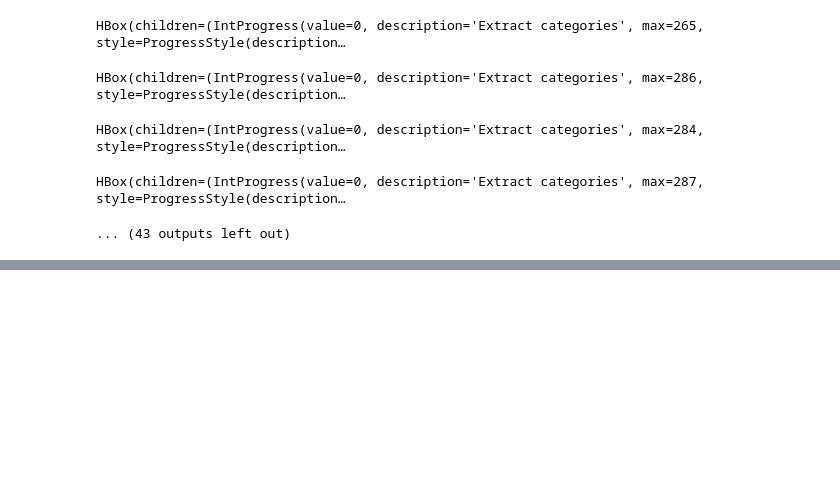
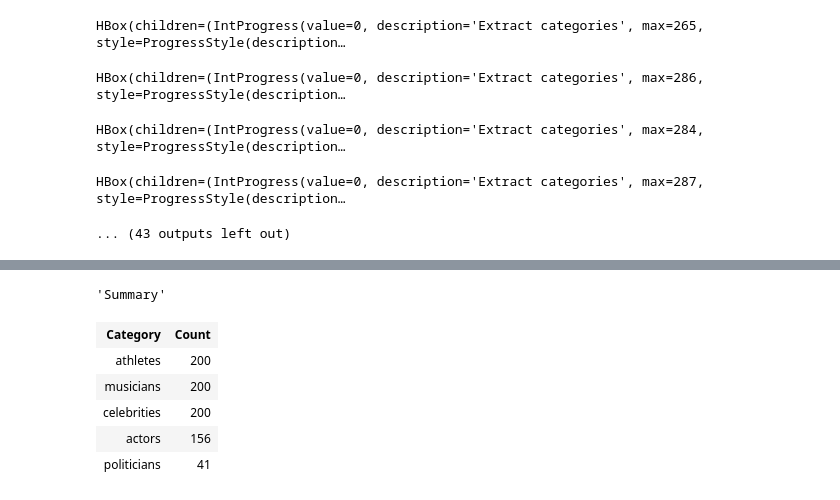
Before and after one commit to pwr-projects/twitter-patterns, a Jupyter notebook: Dataset.ipynb, the cells around one changed output, grey strips where cells are left out. Cells and saved outputs as stored; diff of their text form; code cells hidden in the pictures; blank space fills up the shorter version.

Commit message:
update dataset with base groups

```diff
--- a/Dataset.ipynb
+++ b/Dataset.ipynb
@@ -60,3 +63,12 @@ def add_nicknames_from_urls(urls: List[str], usernames: Dict[str, str], category
+# %%
+def summary_html(summary: Dict[str, str], title: str) -> str:
+    display(title)
+    html = f'<table><tr><th>Category</th><th>Count</th></tr>'
+    for k, v in summary.items():
+        if len(v):
+            html += f'<tr><td>{k}</td><td>{len(v)}</td></tr>'
+    html += '</table>'
+    return html
 # %%
 def download_category(*categories: List[str], min_no_of_users: int = 100) -> List[str]:
     usernames = {category: list() for category in categories}
@@ -69,12 +81,7 @@ def download_category(*categories: List[str], min_no_of_users: int = 100) -> Lis
                 raise Exception(f'Cannot download html for category {category}')
             add_nicknames_from_urls(urls, usernames, category)
 
-    print('Summary')
-    html = '<table><tr><th>Category</th><th>Count</th></tr>'
-    for k, v in usernames.items():
-        if len(v):
-            html += f'<tr><td>{k}</td><td>{len(v)}</td></tr>'
-    html += '</table>'
+    html = summary_html(usernames, 'Summary')
 
     return usernames, html
 # %%
@@ -107,5 +114,3 @@ HBox(children=(IntProgress(value=0, description='Extract categories', max=286, s
 HBox(children=(IntProgress(value=0, description='Extract categories', max=284, style=ProgressStyle(description…
 HBox(children=(IntProgress(value=0, description='Extract categories', max=287, style=ProgressStyle(description…
 ... (43 outputs left out)
-# %%
-summary, summary_html = download_category(*set(subcats_tmp), min_no_of_users=5000)
@@ -125,0 +117,3 @@ HBox(children=(IntProgress(value=0, description='Downloding page of news/busines
+# %%
+considered_groups = ['politicians', 'athletes', 'actors', 'musicians', 'celebrities']
+summary, summary_in_html = download_category(*considered_groups, min_no_of_users=5000)
@@ -125,0 +133,10 @@ HBox(children=(IntProgress(value=0, description='Downloding page of news/busines
+# %%
+HTML(summary_html(dict(sorted(summary.items(), key=lambda kv: len(kv[1]), reverse=True)), 'Summary'))
+# %% [output]
+'Summary'
+| Category | Count |
+| athletes | 200 |
+| musicians | 200 |
+| celebrities | 200 |
+| actors | 156 |
+| politicians | 41 |
```
Also changed, not shown: parts of 5 cells of this notebook, 5 other files.
